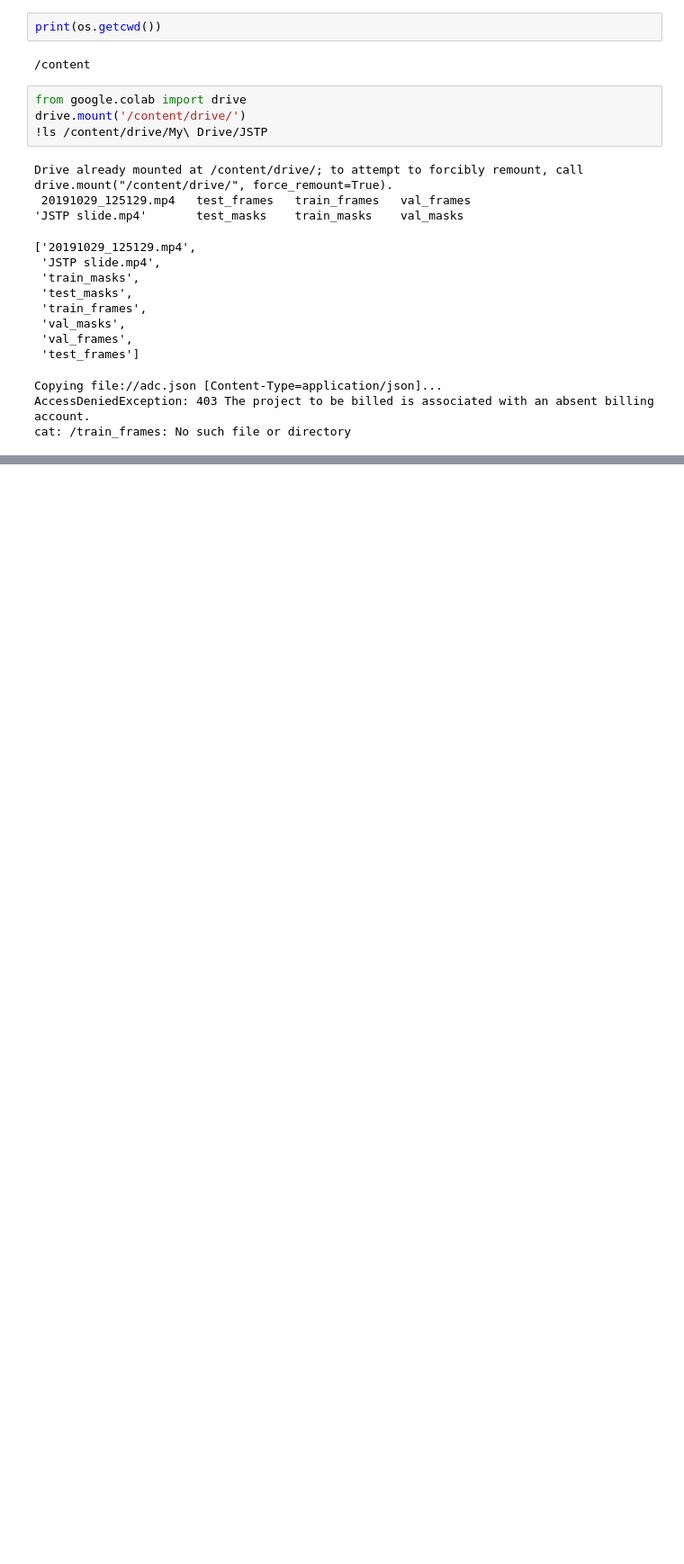
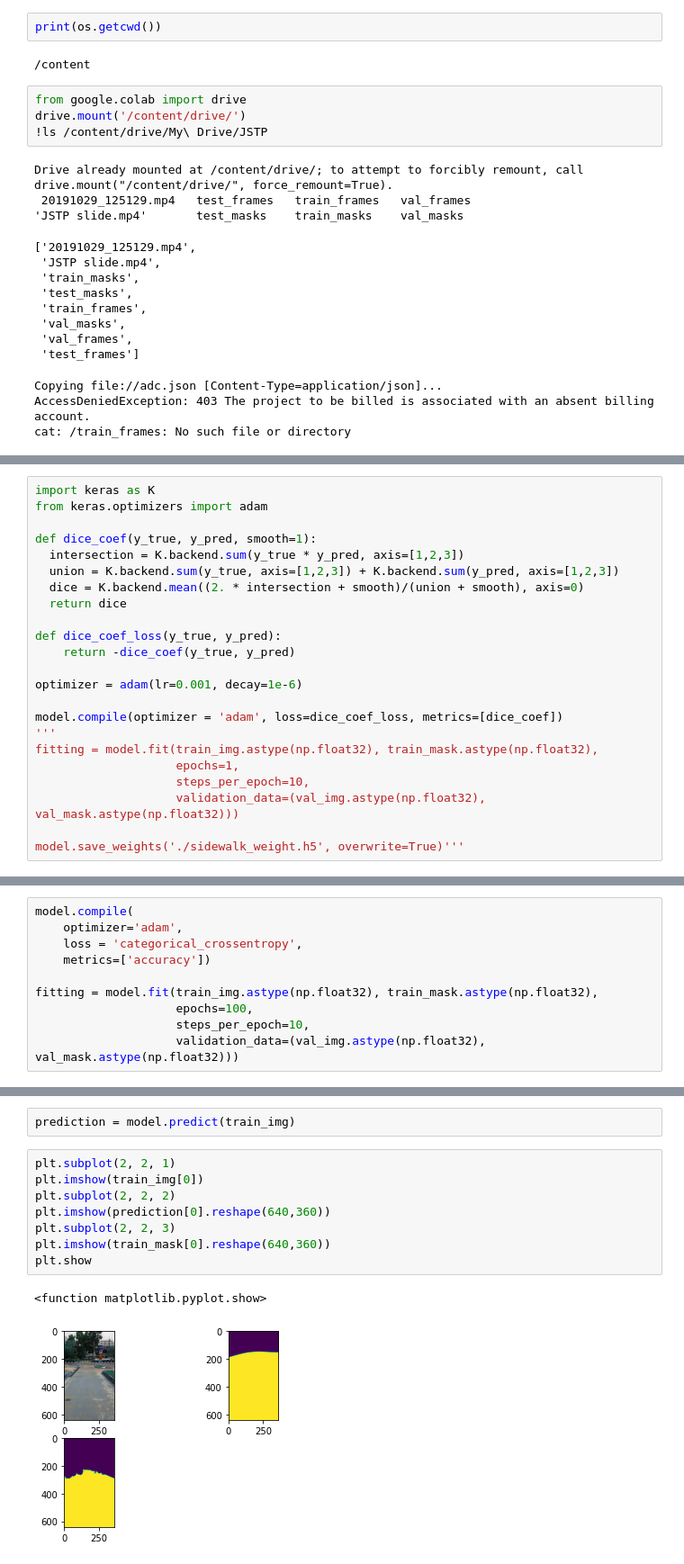
Before and after one commit to Ne0EX/sidewalk-detection, a Jupyter notebook: Sidewalk detection.ipynb, the cells around one changed output, grey strips where cells are left out. Shown at 90% size. Saved outputs shown, nothing was run; the diff lists cells and outputs as text; blank space fills up the shorter version.

Commit message:
First train 85% train acc with problem in val acc

```diff
--- a/Sidewalk detection.ipynb
+++ b/Sidewalk detection.ipynb
@@ -259,0 +491,23 @@ _________________________________________________________________
+# %%
+import keras as K
+from keras.optimizers import adam
+
+def dice_coef(y_true, y_pred, smooth=1):
+  intersection = K.backend.sum(y_true * y_pred, axis=[1,2,3])
+  union = K.backend.sum(y_true, axis=[1,2,3]) + K.backend.sum(y_pred, axis=[1,2,3])
+  dice = K.backend.mean((2. * intersection + smooth)/(union + smooth), axis=0)
+  return dice
+
+def dice_coef_loss(y_true, y_pred):
+    return -dice_coef(y_true, y_pred)
+
+optimizer = adam(lr=0.001, decay=1e-6)
+
+model.compile(optimizer = 'adam', loss=dice_coef_loss, metrics=[dice_coef])
+'''
+fitting = model.fit(train_img.astype(np.float32), train_mask.astype(np.float32),
+                    epochs=1,
+                    steps_per_epoch=10,
+                    validation_data=(val_img.astype(np.float32), val_mask.astype(np.float32)))
+
+model.save_weights('./sidewalk_weight.h5', overwrite=True)'''
@@ -327,0 +593,10 @@ fatal: not a git repository (or any of the parent directories): .git
+# %%
+model.compile(
+    optimizer='adam',
+    loss = 'categorical_crossentropy',
+    metrics=['accuracy'])
+
+fitting = model.fit(train_img.astype(np.float32), train_mask.astype(np.float32),
+                    epochs=100,
+                    steps_per_epoch=10,
+                    validation_data=(val_img.astype(np.float32), val_mask.astype(np.float32)))
@@ -327,0 +632,13 @@ fatal: not a git repository (or any of the parent directories): .git
+# %%
+prediction = model.predict(train_img)
+# %%
+plt.subplot(2, 2, 1)
+plt.imshow(train_img[0])
+plt.subplot(2, 2, 2)
+plt.imshow(prediction[0].reshape(640,360))
+plt.subplot(2, 2, 3)
+plt.imshow(train_mask[0].reshape(640,360))
+plt.show
+# %% [output]
+<function matplotlib.pyplot.show>
+[figure, added]
```
Also changed, not shown: parts of 25 cells of this notebook.
